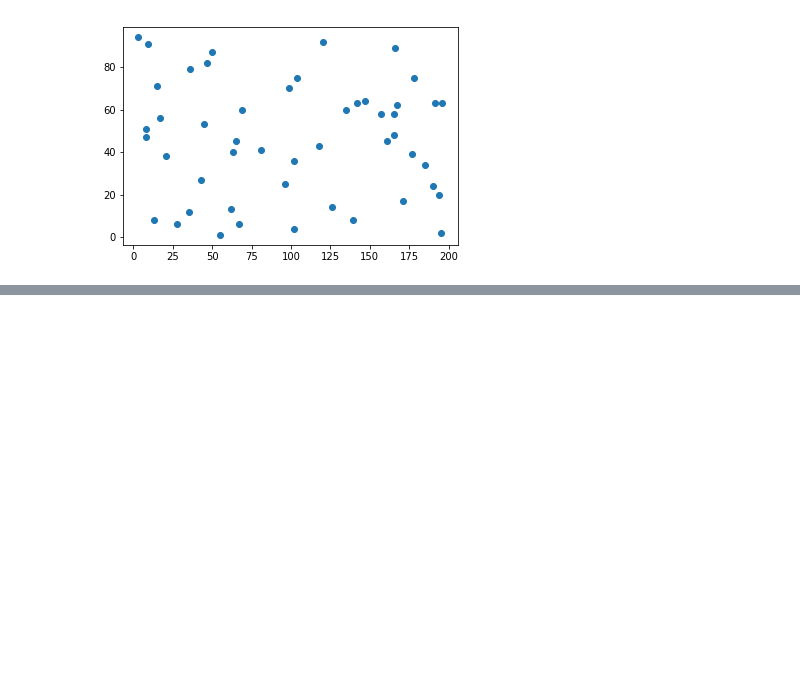
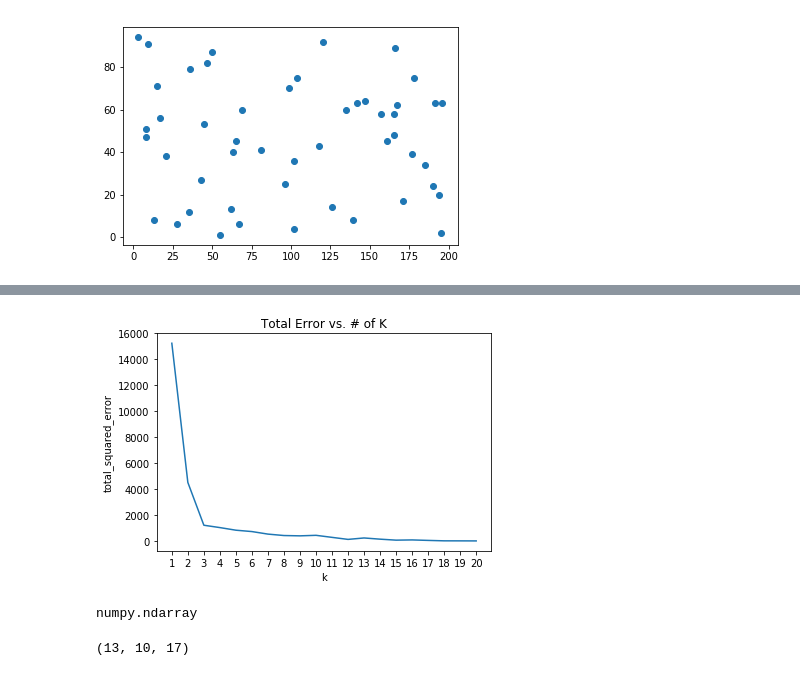
Before and after one commit to PengInGitHub/catboost, a Jupyter notebook: LinearRegression.ipynb, the cells around one changed output, grey strips where cells are left out. Saved outputs shown, nothing was run; the diff lists cells and outputs as text; code cells hidden in the pictures; blank space fills up the shorter version.

```diff
--- a/LinearRegression.ipynb
+++ b/LinearRegression.ipynb
@@ -954,3 +951,45 @@ plt.title("User Locations—3 Bottom-Up Clusters, Min")
 plt.xlabel("blocks east of city center")
 plt.ylabel("blocks north of city center")
 plt.show()
+# %%
+# calculate every input's distance to its predicted cluster mean (middle point)
+def squared_clustering_errors(inputs, k):
+    cluster = KMeans(k)
+    cluster.train(inputs)
+    means = cluster.means
+    assignments = map(cluster.classify, inputs)
+
+    return sum([squared_distance(input, means[cluster])
+                for input, cluster in zip(inputs, assignments)])
+# %%
+def plot_squared_clustering_errors(inputs):
+    ks = range(1,len(inputs)+1)
+    errors = [squared_clustering_errors(inputs,k) for k in ks]
+
+    plt.plot(ks, errors)
+    plt.xticks(ks)
+    plt.xlabel('k')
+    plt.ylabel('total_squared_error')
+    plt.title('Total Error vs. # of K')
+    plt.show()
+# %%
+plot_squared_clustering_errors(inputs)
+# %% [output]
+[figure, added]
+# %%
+# Example Clustering Colors
+path = r"/Users/pliu/Downloads/o.jpg"
+import matplotlib.image as mpimg
+img = mpimg.imread(path)
+type(img) # a list of lists of lists
+# img[i][j] is the pixel at row i and col j
+# and each pixel is actually a list of [red, green, blue] (num btw 0 and 1) indicating colors
+# %% [output]
+numpy.ndarray
+# %%
+top_row = img[0]
+top_row_pixel = top_row[0]
+red, green, blue = top_row_pixel
+red, green, blue
+# %% [output]
+(13, 10, 17)
```
Also changed, not shown: parts of 12 cells of this notebook.
